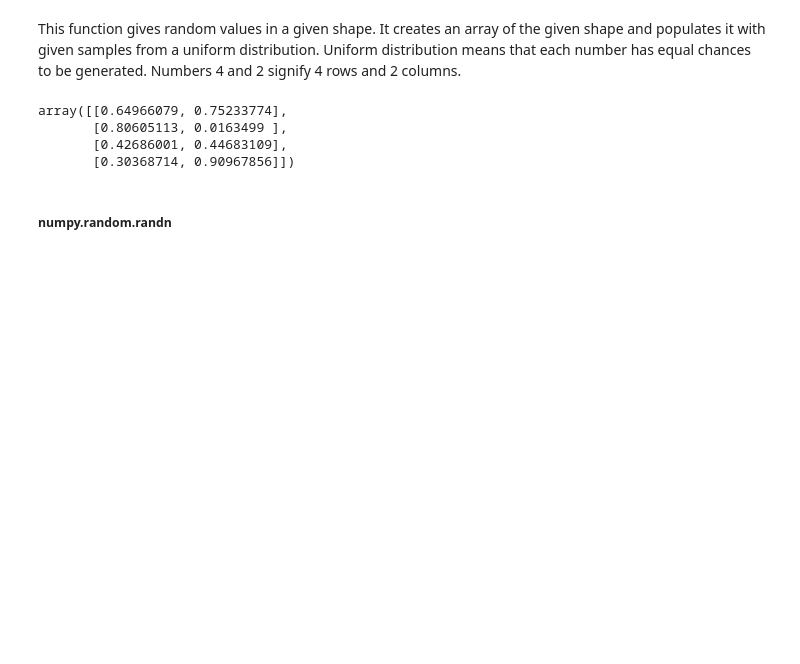
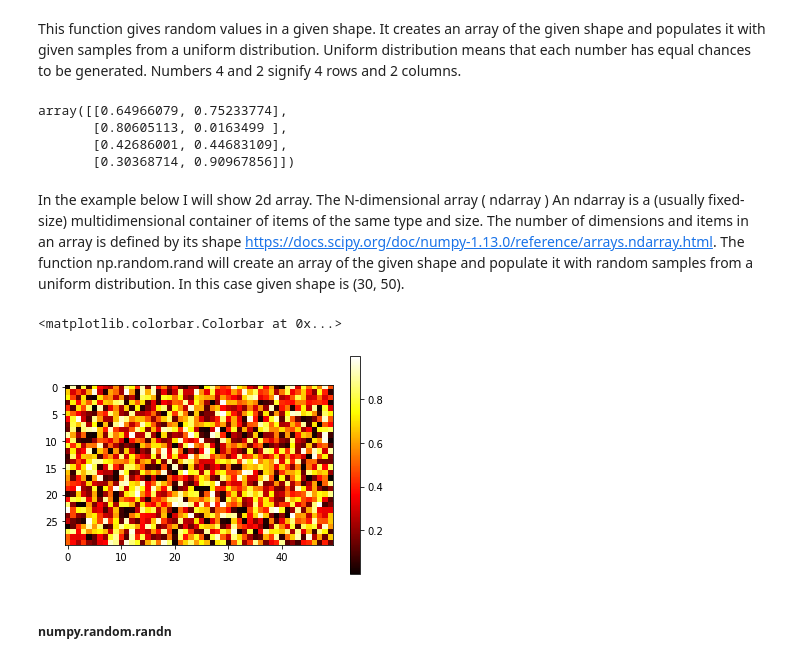
Before and after one commit to doriszd/numpy-random_new, a Jupyter notebook: Programming for Data Analysis - Assignment 2019.ipynb, the cells around one changed output. Cells and saved outputs as stored; diff of their text form; code cells hidden in the pictures; blank space fills up the shorter version.

```diff
--- a/Programming for Data Analysis - Assignment 2019.ipynb
+++ b/Programming for Data Analysis - Assignment 2019.ipynb
@@ -154,6 +154,23 @@ array([[0.64966079, 0.75233774],
        [0.80605113, 0.0163499 ],
        [0.42686001, 0.44683109],
        [0.30368714, 0.90967856]])
+# %% [markdown]
+In the example below I will show 2d array. The N-dimensional array ( ndarray ) An ndarray is a (usually fixed-size) multidimensional container of items of the same type and size. The number of dimensions and items in an array is defined by its shape https://docs.scipy.org/doc/numpy-1.13.0/reference/arrays.ndarray.html. The function np.random.rand will create an array of the given shape and populate it with random samples from a uniform distribution. In this case given shape is (30, 50).
+# %%
+# Code adjusted from: https://scipy-lectures.org/intro/numpy/array_object.html
+# Import numpy as np
+# Import matplotlib.pyplot as plt
+import numpy as np
+import matplotlib.pyplot as plt
+# b is defined as np.random.rand function(30, 50)
+b = np.random.rand(30, 50)
+# Show the plot
+plt.imshow(b, cmap=plt.cm.hot)
+# Define the colour of the plot
+plt.colorbar()
+# %% [output]
+<matplotlib.colorbar.Colorbar at 0x...>
+[figure, added]
 # %% [markdown]
 ##### numpy.random.randn
 # %% [markdown]
```
Also changed, not shown: parts of 1 cell of this notebook.
